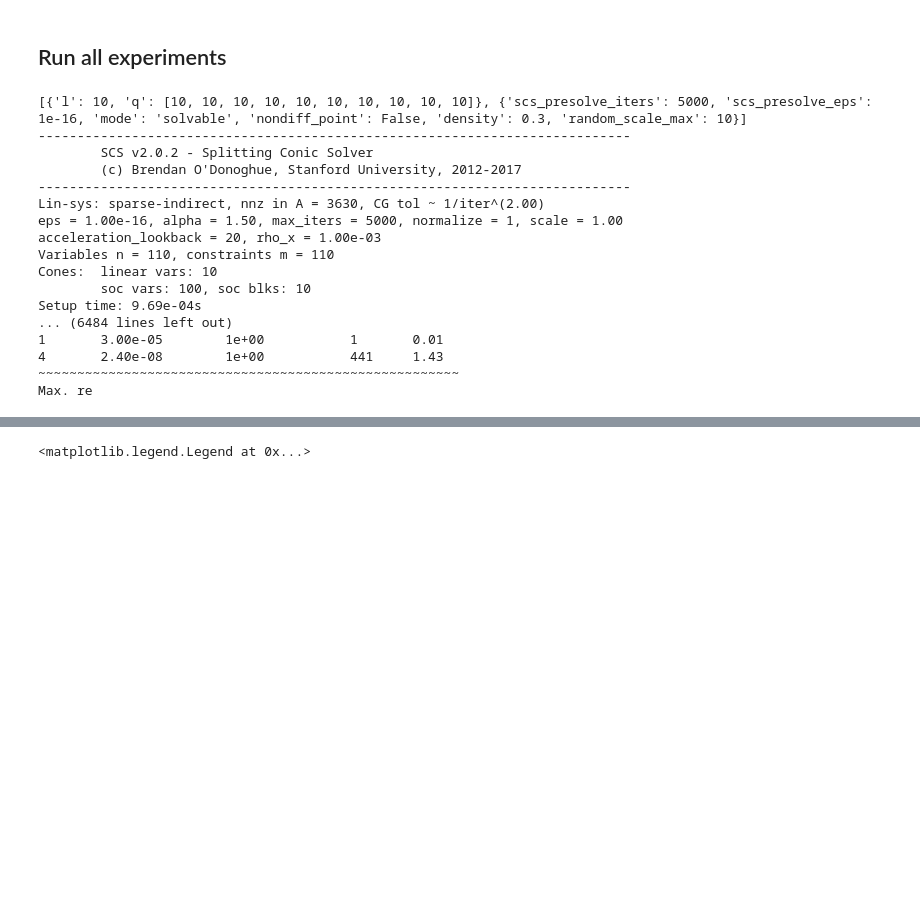
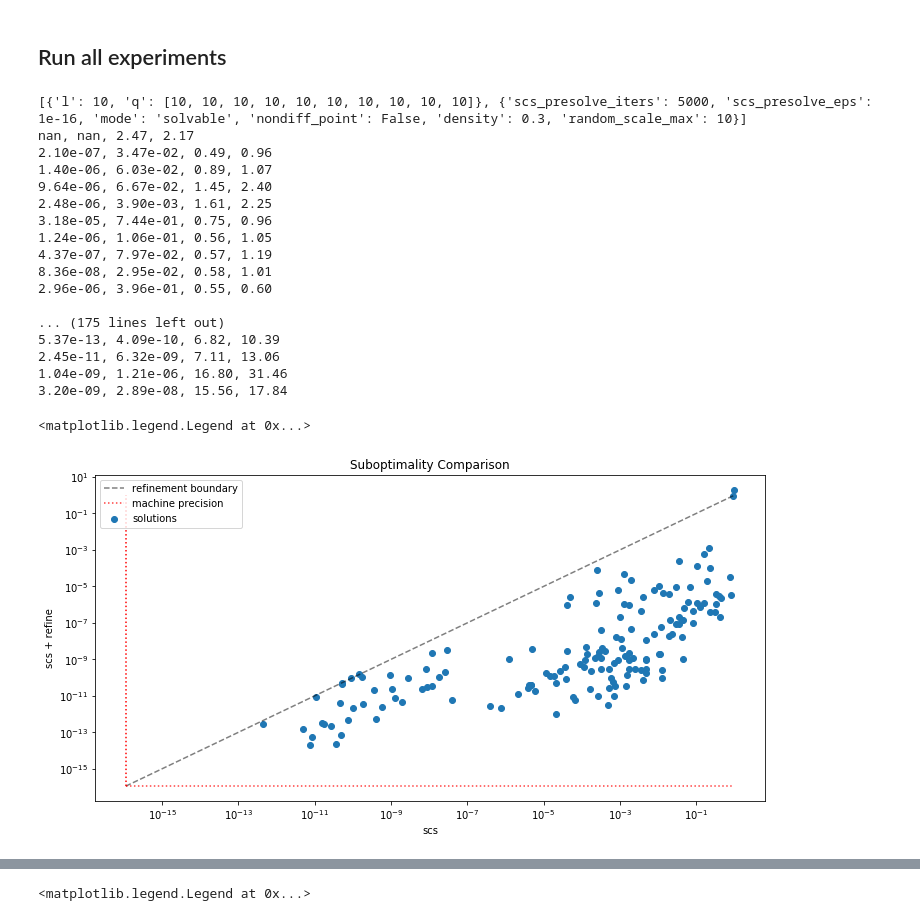
Before and after one commit to cvxgrp/cone_prog_refine, a Jupyter notebook: examples/Comparison.ipynb, the cells around one changed output, grey strips where cells are left out. Saved outputs shown, nothing was run; the diff lists cells and outputs as text; code cells hidden in the pictures; blank space fills up the shorter version.

```diff
--- a/examples/Comparison.ipynb
+++ b/examples/Comparison.ipynb
@@ -36,9 +36,10 @@ print('52 bits mantissa, 2^-53 =', 2**(-53))
 numerical precision of float sum ~ 1.1102230246251565e-16
 52 bits mantissa, 2^-53 = 1.1102230246251565e-16
 # %%
-dim_dict = {'l':10, 's':[10]*10}
-A, b, c, x_true, s_true, y_true = generate_problem(dim_dict)
-m,n = A.shape
-z = refine(A,b,c, dim2cones(dim_dict), np.ones(m+n+1), max_runtime=10)
-for i in range(10):
-    z = refine(A,b,c, dim2cones(dim_dict), z, max_runtime=10)
+# np.random.seed(0)
+# dim_dict = {'l':10, 'q':[10]*10}
+# A, b, c, x_true, s_true, y_true = generate_problem(dim_dict)
+# m,n = A.shape
+# z = refine(A,b,c, dim2cones(dim_dict), np.ones(m+n+1), max_runtime=10)
+# # for i in range(1):
+# #     z = refine(A,b,c, dim2cones(dim_dict), z, max_runtime=10)
@@ -65,7 +48,7 @@ def subopt_metric(z, res):
     return np.linalg.norm(res) #/ (1. + np.linalg.norm(z))
 
 def compare(dim_dict, scs_presolve_iters = 1000, scs_presolve_eps = 1e-16, max_lsqr_iters=100,
-            conico_scs_time_ratio = 2., verbose=True, **generate_opts):
+            conico_scs_time_ratio = 1., verbose=True, **generate_opts):
 
     A, b, c, x_true, s_true, y_true = generate_problem(dim_dict, **generate_opts)
 
@@ -198,7 +181,7 @@ for experiment in experiments:
         con_subopt, scs_subopt, conico_time, scs_time = compare(experiment[0],
 #                                                             scs_presolve_iters = 5000,
 #                                                             scs_presolve_eps = 1e-11,
-                                                            verbose=True,
+                                                            verbose=False,
                                                             **experiment[1])
         con_subopts.append(con_subopt)
         scs_subopts.append(scs_subopt)
@@ -206,19 +189,40 @@ for experiment in experiments:
     print()
 # %% [output]
 [{'l': 10, 'q': [10, 10, 10, 10, 10, 10, 10, 10, 10, 10]}, {'scs_presolve_iters': 5000, 'scs_presolve_eps': 1e-16, 'mode': 'solvable', 'nondiff_point': False, 'density': 0.3, 'random_scale_max': 10}]
-----------------------------------------------------------------------------
-        SCS v2.0.2 - Splitting Conic Solver
-        (c) Brendan O'Donoghue, Stanford University, 2012-2017
-----------------------------------------------------------------------------
-Lin-sys: sparse-indirect, nnz in A = 3630, CG tol ~ 1/iter^(2.00)
-eps = 1.00e-16, alpha = 1.50, max_iters = 5000, normalize = 1, scale = 1.00
-acceleration_lookback = 20, rho_x = 1.00e-03
-Variables n = 110, constraints m = 110
-Cones:  linear vars: 10
-        soc vars: 100, soc blks: 10
-Setup time: 9.69e-04s
-... (6484 lines left out)
-1       3.00e-05        1e+00           1       0.01
-4       2.40e-08        1e+00           441     1.43
-~~~~~~~~~~~~~~~~~~~~~~~~~~~~~~~~~~~~~~~~~~~~~~~~~~~~~~
-Max. re
+nan, nan, 2.47, 2.17
+2.10e-07, 3.47e-02, 0.49, 0.96
+1.40e-06, 6.03e-02, 0.89, 1.07
+9.64e-06, 6.67e-02, 1.45, 2.40
+2.48e-06, 3.90e-03, 1.61, 2.25
+3.18e-05, 7.44e-01, 0.75, 0.96
+1.24e-06, 1.06e-01, 0.56, 1.05
+4.37e-07, 7.97e-02, 0.57, 1.19
+8.36e-08, 2.95e-02, 0.58, 1.01
+2.96e-06, 3.96e-01, 0.55, 0.60
+
+... (175 lines left out)
+5.37e-13, 4.09e-10, 6.82, 10.39
+2.45e-11, 6.32e-09, 7.11, 13.06
+1.04e-09, 1.21e-06, 16.80, 31.46
+3.20e-09, 2.89e-08, 15.56, 17.84
+# %%
+#largest = np.max(np.max(scs_subopts), np.max(con_subopts))
+plt.figure(figsize=(12,6))
+plt.yscale('log')
+plt.xscale('log')
+plt.scatter(scs_subopts, con_subopts, label='solutions')
+plt.xlabel('scs')
+plt.ylabel('scs + refine')
+plt.title('Suboptimality Comparison')
+plt.plot([EPS,1.],[EPS,1.], 'k--' , alpha= .5,label='refinement boundary')
+plt.plot([EPS,1.],[EPS, EPS], 'r:', alpha= .75, label='machine precision')
+plt.plot([EPS,EPS],[EPS, 1.], 'r:')
+plt.legend(loc='upper left')
+# plt.xlim([EPS/10, 10.])
+# plt.ylim([EPS/10, 10.])
+
+
+#plt.savefig('comparison.png')
+# %% [output]
+<matplotlib.legend.Legend at 0x...>
+[figure, added]
```
Also changed, not shown: parts of 2 cells of this notebook, 2 other files.
